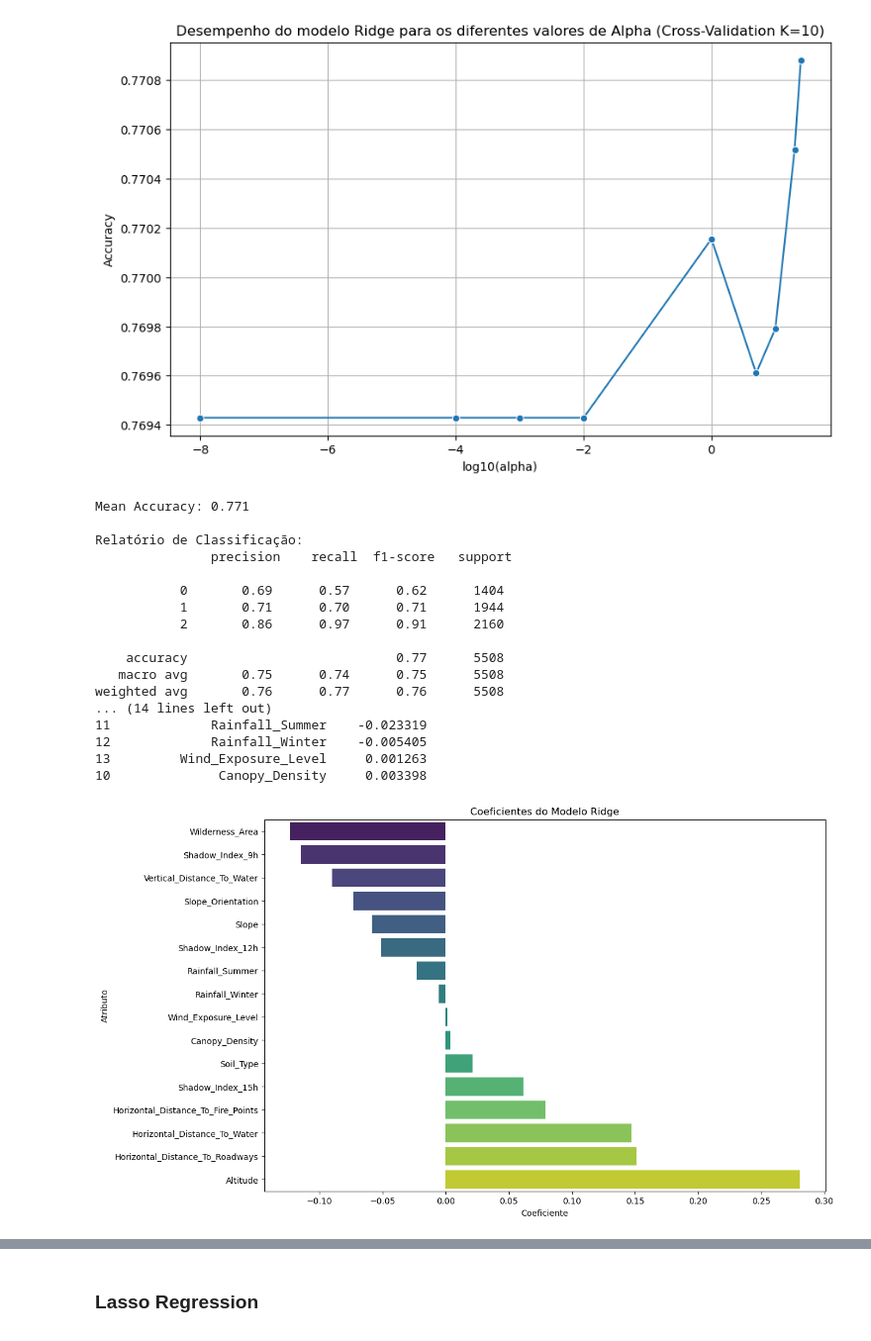
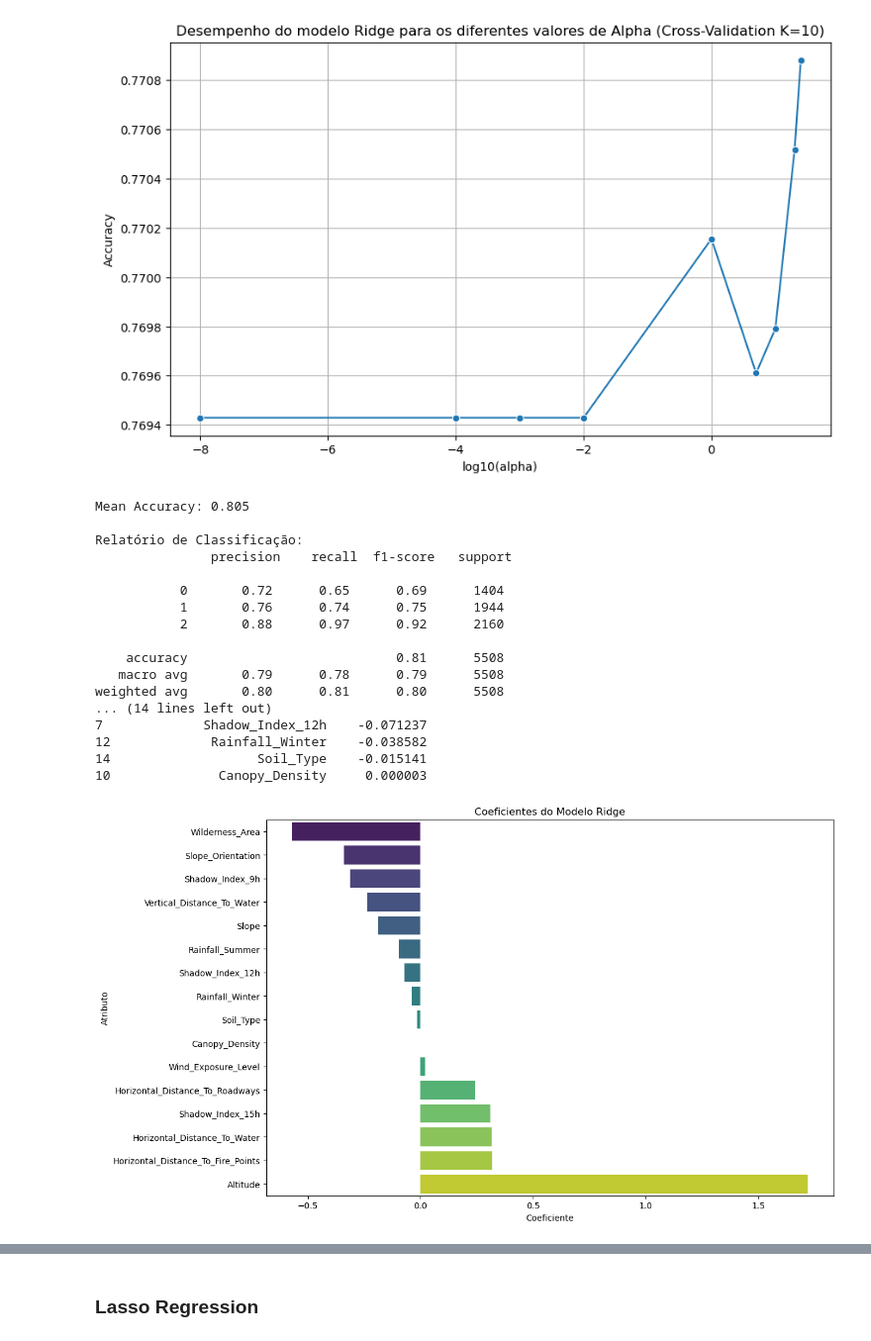
Before and after one commit to pedrocc03/APRAU_24_25_G23, a Jupyter notebook: Trabalho.ipynb, the cells around one changed output, grey strips where cells are left out. Shown at 99% size. Saved outputs shown, nothing was run; the diff lists cells and outputs as text; code cells hidden in the pictures.

```diff
--- a/Trabalho.ipynb
+++ b/Trabalho.ipynb
@@ -1253,7 +1176,7 @@ Maior Accuracy: 0.771 para alpha = 25
 best_alpha = 25
 
 # Inicializar o modelo RidgeClassifier com o melhor alpha
-best_ridge_model = RidgeClassifier(alpha=best_alpha)
+best_ridge_model = LR(penalty='l2', C=1/best_alpha, solver='liblinear')
 
 # Usar Cross-Validation com K=10 para fazer previsões
 kf = KFold(n_splits=10, shuffle=True, random_state=42)
@@ -1261,7 +1184,7 @@ kf = KFold(n_splits=10, shuffle=True, random_state=42)
 # Fazer as previsões com K-Fold
 y_pred = cross_val_predict(best_ridge_model, Xstd, y, cv=kf)
 
-# Calcular a acurácia média utilizando cross_val_score
+# Calcular a accuracy média utilizando cross_val_score
 mean_accuracy = cross_val_score(best_ridge_model, Xstd, y, cv=kf, scoring='accuracy').mean()
 print(f"Mean Accuracy: {mean_accuracy:.3f}")
 
@@ -1279,47 +1202,47 @@ conf_matrix_df = pd.DataFrame(conf_matrix,
 print("\nRelatório de Classificação:\n", class_report)
 print("Matriz de Confusão:\n", conf_matrix_df)
 
-# Treinar o modelo no conjunto completo para acessar os coeficientes
+# Treinar o modelo no conjunto completo para aceder aos coeficientes
 best_ridge_model.fit(Xstd, y)
 
-# Acessar os coeficientes do modelo treinado
+# Aceder aos coeficientes do modelo treinado
 coefficients = best_ridge_model.coef_[0]
 
 # Criar um DataFrame para visualização dos coeficientes
 coef_df = pd.DataFrame({'Atributo': X.columns, 'Coeficiente': coefficients})
 
 # Ordenar os coeficientes em ordem crescente
 sorted_coef_df = coef_df.sort_values(by='Coeficiente')
 
 # Exibir os atributos com menor peso
 print("Atributos com Menor Peso:")
 print(sorted_coef_df.head(10))
 
 # Plotar os coeficientes
 plt.figure(figsize=(12, 8))
 sns.barplot(x='Coeficiente', y='Atributo', data=sorted_coef_df, palette='viridis')
 plt.title('Coeficientes do Modelo Ridge')
 plt.xlabel('Coeficiente')
 plt.ylabel('Atributo')
 plt.show()
 # %% [output]
-Mean Accuracy: 0.771
+Mean Accuracy: 0.805
 
 Relatório de Classificação:
                precision    recall  f1-score   support
 
-           0       0.69      0.57      0.62      1404
-           1       0.71      0.70      0.71      1944
-           2       0.86      0.97      0.91      2160
+           0       0.72      0.65      0.69      1404
+           1       0.76      0.74      0.75      1944
+           2       0.88      0.97      0.92      2160
 
-    accuracy                           0.77      5508
-   macro avg       0.75      0.74      0.75      5508
-weighted avg       0.76      0.77      0.76      5508
+    accuracy                           0.81      5508
+   macro avg       0.79      0.78      0.79      5508
+weighted avg       0.80      0.81      0.80      5508
 ... (14 lines left out)
-11             Rainfall_Summer    -0.023319
-12             Rainfall_Winter    -0.005405
-13         Wind_Exposure_Level     0.001263
-10              Canopy_Density     0.003398
+7             Shadow_Index_12h    -0.071237
+12             Rainfall_Winter    -0.038582
+14                   Soil_Type    -0.015141
+10              Canopy_Density     0.000003
-[figure, old version]
+[figure, new version]
 # %% [markdown]
 <div class="alert alert-block alert-info">
```
Also changed, not shown: parts of 31 cells of this notebook.
